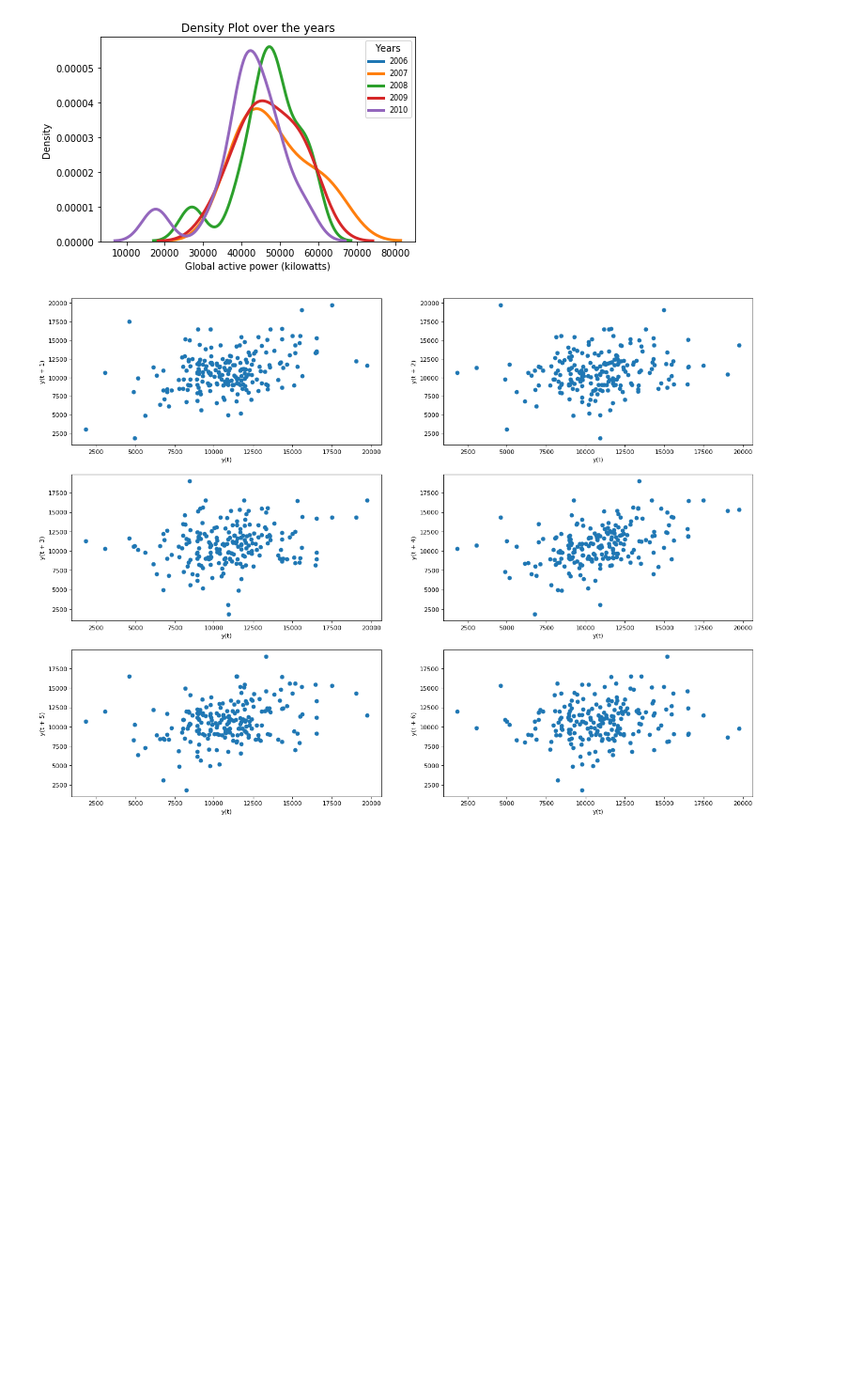
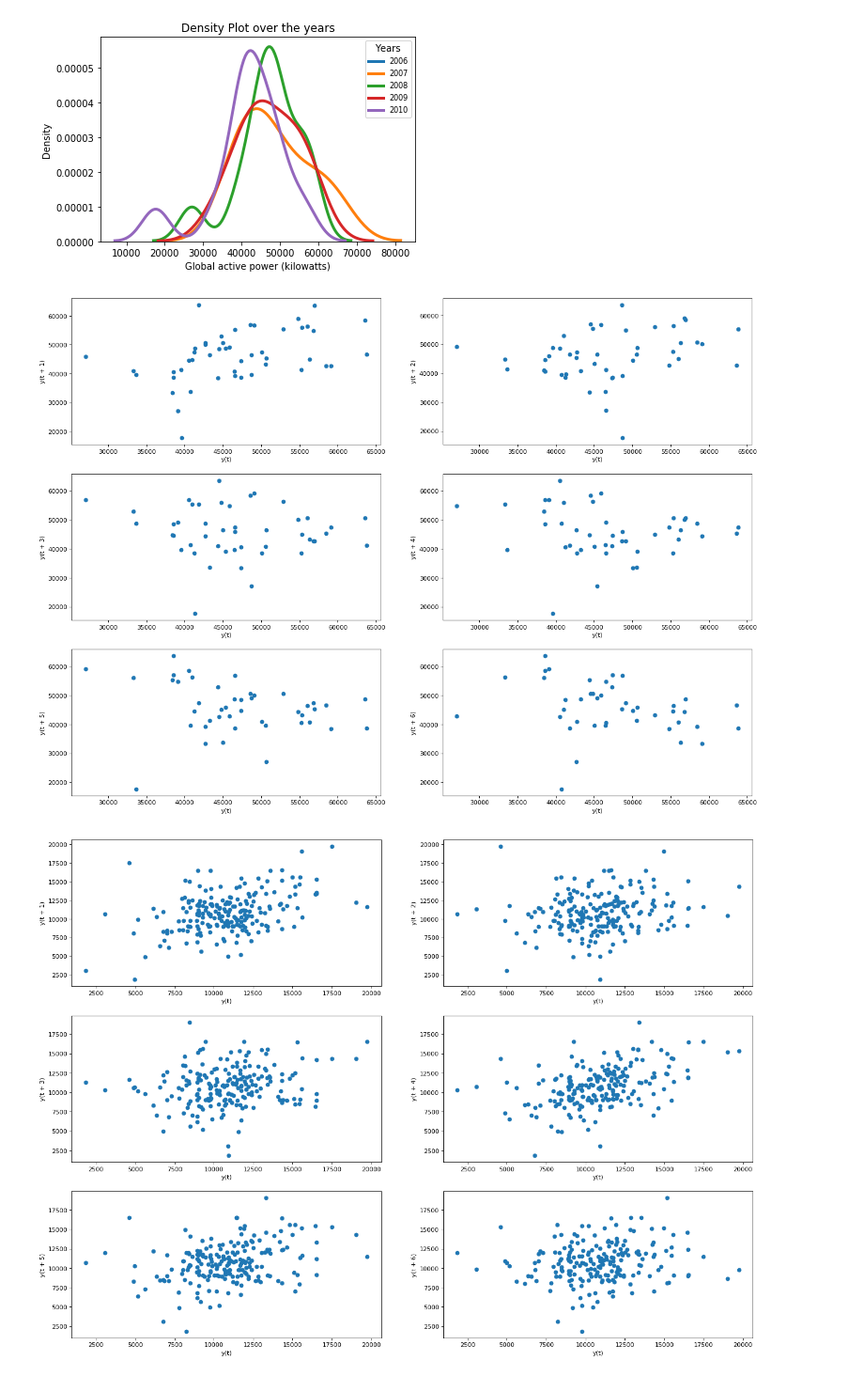
Before and after one commit to divya-nk/data-challenges, a Jupyter notebook: electricity_consumption_time_series_forecast.ipynb, the cells around one changed output. Shown at 94% size. Saved outputs shown, nothing was run; the diff lists cells and outputs as text; code cells hidden in the pictures; blank space fills up the shorter version.

```diff
--- a/electricity_consumption_time_series_forecast.ipynb
+++ b/electricity_consumption_time_series_forecast.ipynb
@@ -274,6 +286,17 @@ plt.ylabel('Density')
 # %% [output]
 Text(0,0.5,'Density')
 [figure]
+# %%
+#Monthly t vs t+1
+fig, axes = plt.subplots(3, 2, figsize=(20,15), dpi= 80)
+lag=1
+for i in range(3):
+    for j in range(2):
+        lag_plot(data_monthly['Global_active_power'], lag=lag, ax=axes[i][j])
+        lag+=1
+plt.show()
+# %% [output]
+[figure, added]
 # %%
 data_weekly = data3[['Global_active_power']].resample('W').sum()
 fig, axes = plt.subplots(3, 2, figsize=(20,15), dpi= 80)
```
Also changed, not shown: parts of 17 cells of this notebook.
